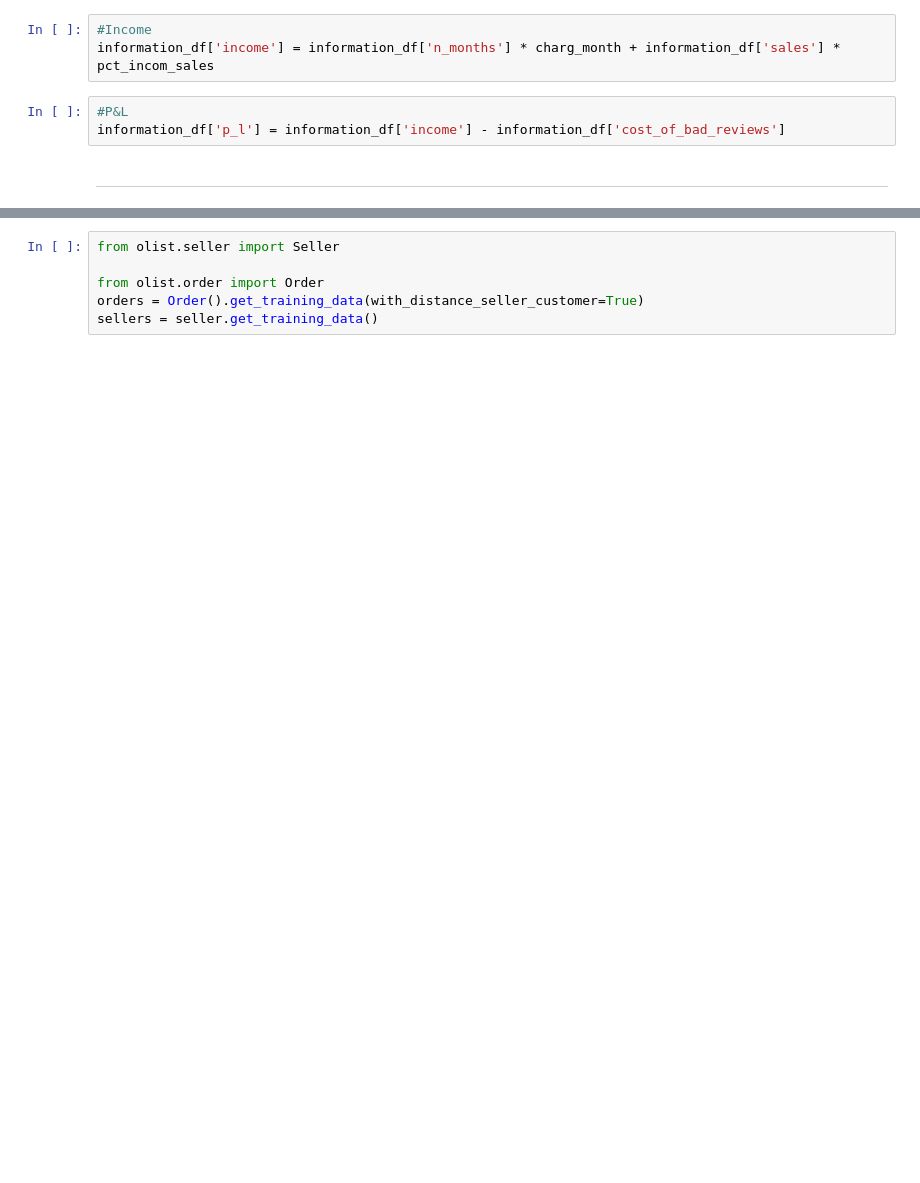
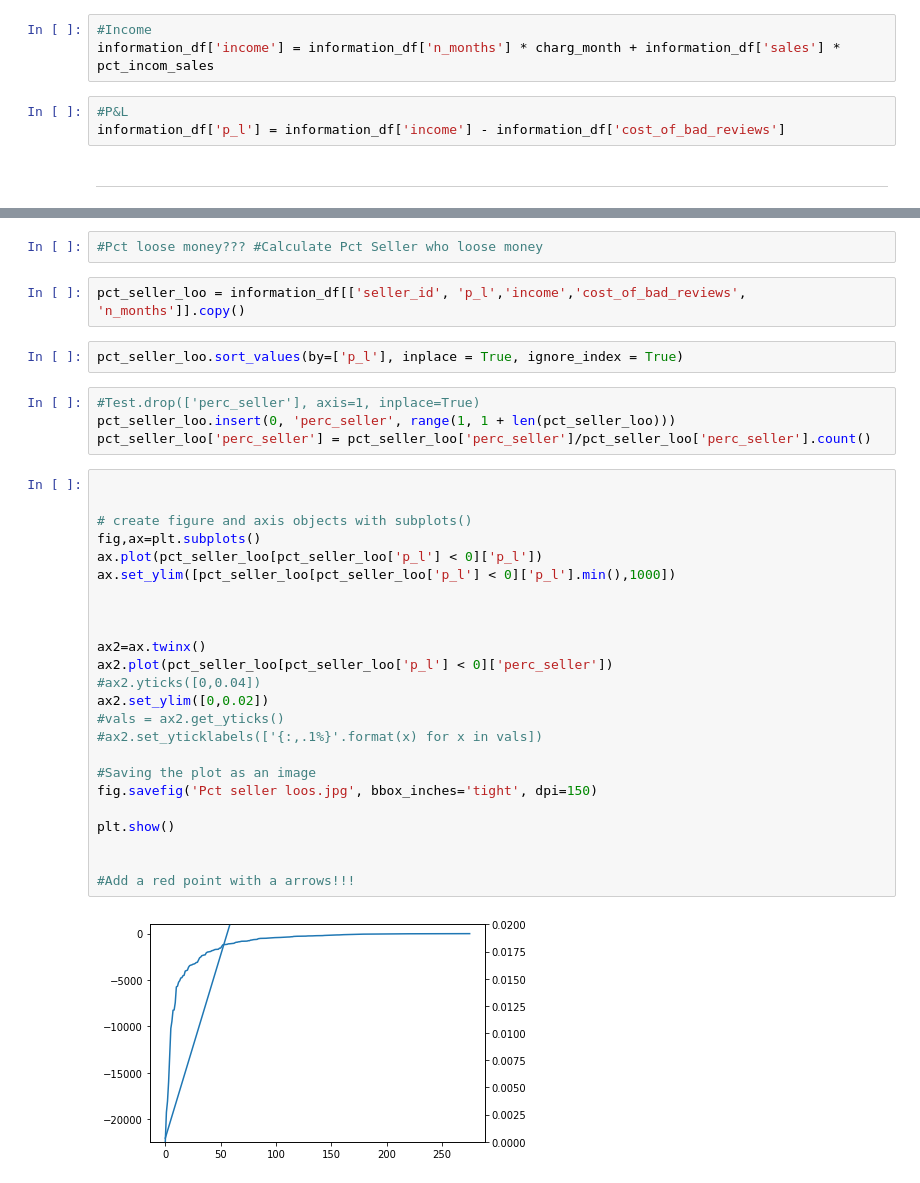
Before and after one commit to Nandosoq/nandoproject, a Jupyter notebook: 04-Decision-Science/04-Logistic-Regression/02-CEO-request/ceo_request.ipynb, the cells around one changed output, grey strips where cells are left out. Drawn from its saved outputs; the diff is of its cells as text; blank space fills up the shorter version.

```diff
--- a/04-Decision-Science/04-Logistic-Regression/02-CEO-request/ceo_request.ipynb
+++ b/04-Decision-Science/04-Logistic-Regression/02-CEO-request/ceo_request.ipynb
@@ -243,6 +194,36 @@ borrar
-# %%
-from olist.seller import Seller
-
-from olist.order import Order
-orders = Order().get_training_data(with_distance_seller_customer=True)
-sellers = seller.get_training_data()
+# %%
+#Pct loose money??? #Calculate Pct Seller who loose money
+# %%
+pct_seller_loo = information_df[['seller_id', 'p_l','income','cost_of_bad_reviews', 'n_months']].copy()
+# %%
+pct_seller_loo.sort_values(by=['p_l'], inplace = True, ignore_index = True)
+# %%
+#Test.drop(['perc_seller'], axis=1, inplace=True)
+pct_seller_loo.insert(0, 'perc_seller', range(1, 1 + len(pct_seller_loo)))
+pct_seller_loo['perc_seller'] = pct_seller_loo['perc_seller']/pct_seller_loo['perc_seller'].count()
+# %%
+
+
+# create figure and axis objects with subplots()
+fig,ax=plt.subplots()
+ax.plot(pct_seller_loo[pct_seller_loo['p_l'] < 0]['p_l'])
+ax.set_ylim([pct_seller_loo[pct_seller_loo['p_l'] < 0]['p_l'].min(),1000])
+
+
+
+ax2=ax.twinx()
+ax2.plot(pct_seller_loo[pct_seller_loo['p_l'] < 0]['perc_seller'])
+#ax2.yticks([0,0.04])
+ax2.set_ylim([0,0.02])
+#vals = ax2.get_yticks()
+#ax2.set_yticklabels(['{:,.1%}'.format(x) for x in vals])
+
+#Saving the plot as an image
+fig.savefig('Pct seller loos.jpg', bbox_inches='tight', dpi=150)
+
+plt.show()
+
+
+#Add a red point with a arrows!!!
+# %% [output]
+[figure, added]
```
Also changed, not shown: parts of 38 cells of this notebook, 4 other files.
